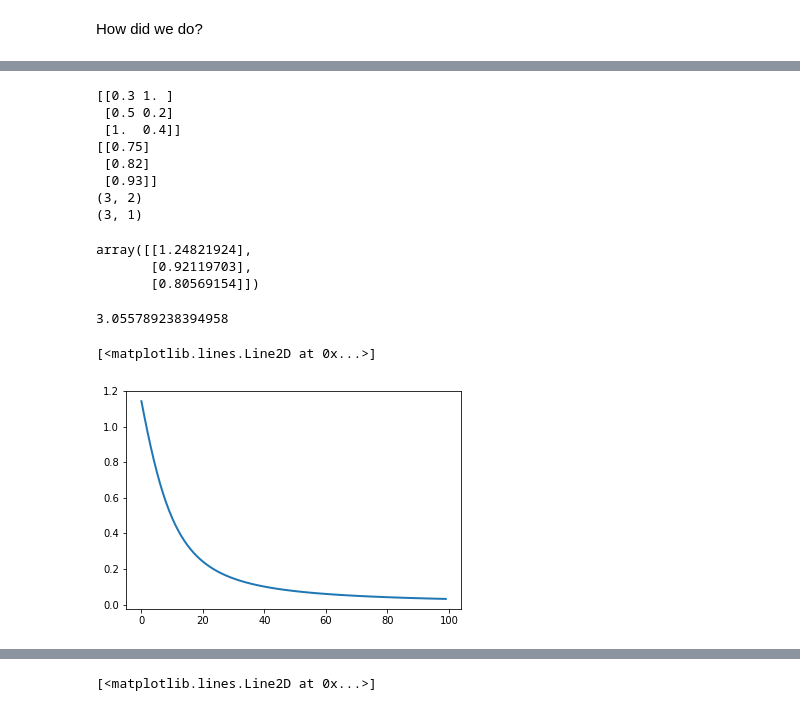
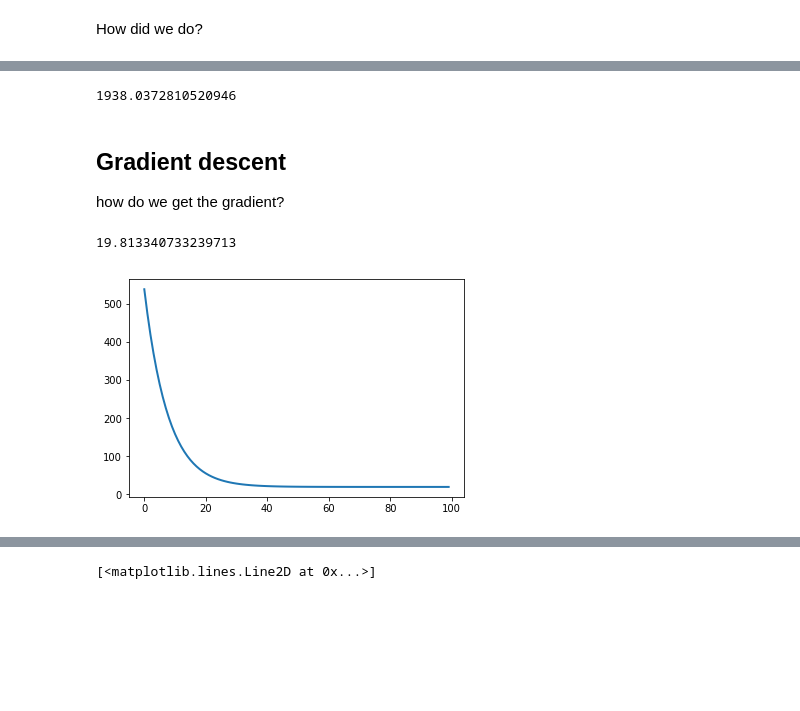
Before and after one commit to genekogan/course-ml4a, a Jupyter notebook: 01_neural_network.ipynb, the cells around one changed output, grey strips where cells are left out. Drawn from its saved outputs; the diff is of its cells as text; code cells hidden in the pictures; blank space fills up the shorter version.

```diff
--- a/01_neural_network.ipynb
+++ b/01_neural_network.ipynb
@@ -186,0 +610,3 @@ def sigmoid(z):
+# %%
+W1 = np.random.randn(2, 3)
+W2 = np.random.randn(3, 1)
@@ -204,23 +650,16 @@ class Neural_Network(object):
 # %%
 net = Neural_Network(2, 3, 1)
 # %%
-# normalize
-X = X/np.amax(X, axis=0)
-y = y/100 #Max test score is 100
+X, y = data, labels
 
+y_pred = net.predict(X)
 
+error = mse(y_pred, y)
 
-print(X)
-print(y)
-
-print(X.shape)
-print(y.shape)
+#print('predicted %0.2f, actual %0.2f, mse %0.2f'%(pred_y, y, error))
+print(error)
+# normalize????????
+#X = X/np.amax(X, axis=0)
+#y = y/100 #Max test score is 100
 # %% [output]
-[[0.3 1. ]
- [0.5 0.2]
- [1.  0.4]]
-[[0.75]
- [0.82]
- [0.93]]
-(3, 2)
-(3, 1)
+1938.0372810520946
@@ -229,21 +666,10 @@ y_pred = net.predict(X)
-# %%
-y_pred
-# %% [output]
-array([[1.24821924],
-       [0.92119703],
-       [0.80569154]])
-# %%
-
-
-def mse(y_pred, y_actual):
-    return sum((y_actual-y_pred)**2)
-
-
-error = mse(y_pred, y)
-print(error)
-# %% [output]
-3.055789238394958
+# %% [markdown]
+## Gradient descent
+
+how do we get the gradient?
 # %%
+import itertools
+
 def get_gradient(net, X, y):
     w_delta = 1e-8
 
@@ -261,37 +687,48 @@ def get_gradient(net, X, y):
         dw1[i][j] = (error - error_current) / w_delta
 
     for i, j in itertools.product(range(net.n1), range(net.n2)):
         net.W2 = np.copy(W2)
         net.W2[i][j] += w_delta
         y_pred = net.predict(X)
         error = mse(y_pred, y)
         dw2[i][j] = (error - error_current) / w_delta
 
     net.W1, net.W2 = np.copy(W1), np.copy(W2)
 
     return dw1, dw2
 
 
 net = Neural_Network(2, 3, 1)
 
 
+X, y = data[0:20], labels[0:20]
+
+X = X/np.amax(X, axis=0)
+y = y/np.amax(y, axis=0) #Max test score is 100
+
+
 n_epochs = 100
-learning_rate = 0.1
+learning_rate = 0.0001
 
 errors = []
 for i in range(n_epochs):
     dw1, dw2 = get_gradient(net, X, y)
     net.W1 = net.W1 - learning_rate * dw1
     net.W2 = net.W2 - learning_rate * dw2
     y_pred = net.predict(X)
     error = mse(y_pred, y)
     errors.append(error)
 
 
-matplotlib.pyplot.plot(range(0, len(errors)), errors, linewidth=2)
+plt.plot(range(0, len(errors)), errors, linewidth=2)
+
+
+y_pred = net.predict(X)
+error = mse(y_pred, y)
+print(error)
 # %% [output]
-[<matplotlib.lines.Line2D at 0x...>]
+19.813340733239713
-[figure, old version]
+[figure, new version]
 # %%
 def sigmoid_deriv(z):
     return np.exp(-z) / ((1 + np.exp(-z))**2)
```
Also changed, not shown: parts of 75 cells of this notebook, 2 other files.
